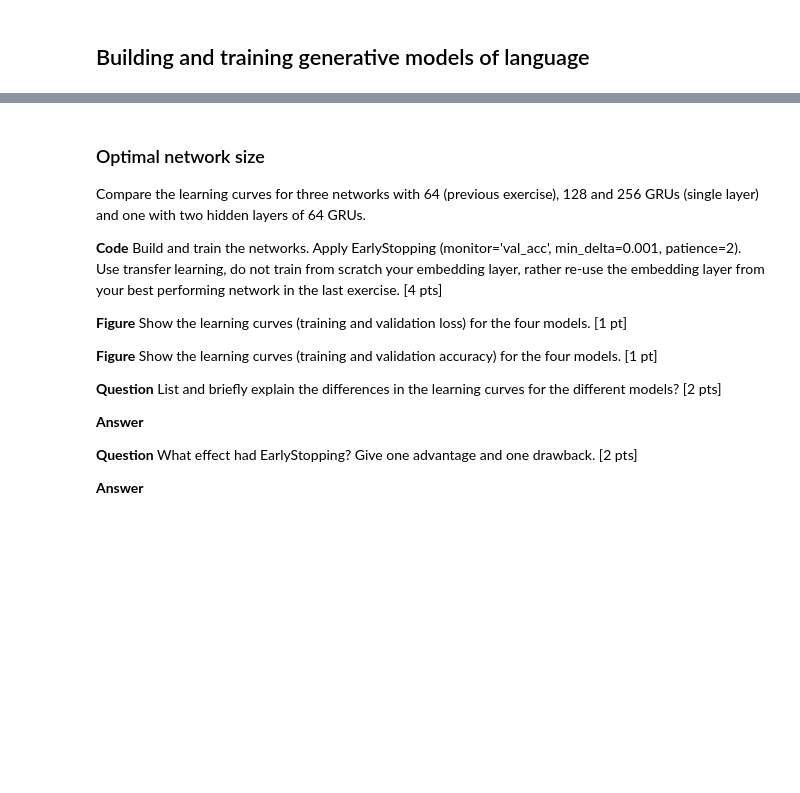
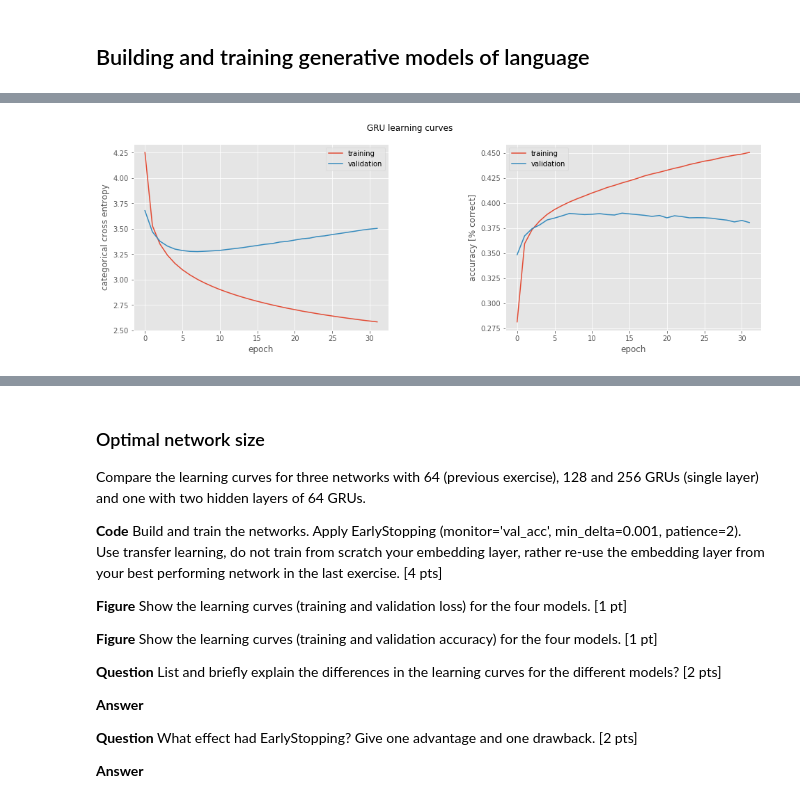
Before and after one commit to devavratTomar/ann_proj2, a Jupyter notebook: miniproject2_ChatBot.ipynb, the cells around one changed output, grey strips where cells are left out. Drawn from its saved outputs; the diff is of its cells as text; code cells hidden in the pictures; blank space fills up the shorter version.

```diff
--- a/miniproject2_ChatBot.ipynb
+++ b/miniproject2_ChatBot.ipynb
@@ -558,0 +812,4 @@ RNNmodel = load_model("RNNmodel_"+str(embedding_size)+'_'+str(hidden_size))
+# %%
+fig_GRU = plot_history(GRU_logs, "GRU learning curves")
+# %% [output]
+[figure, added]
```
Also changed, not shown: parts of 83 cells of this notebook, 12 other files.
